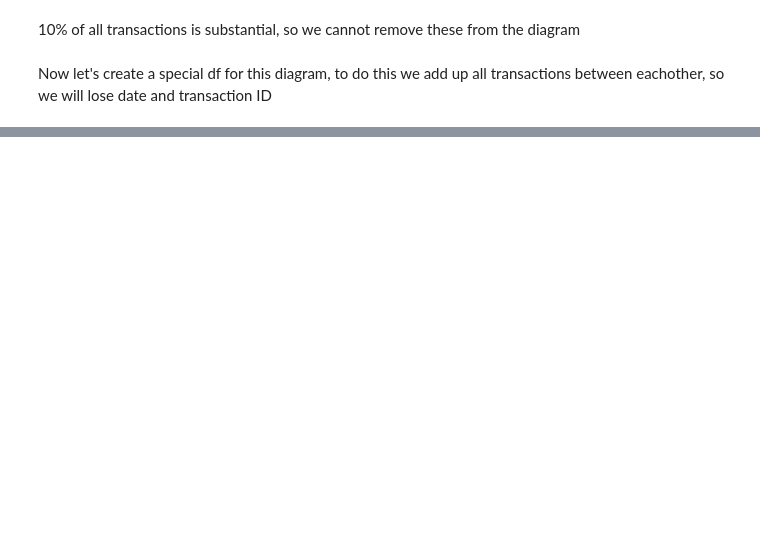
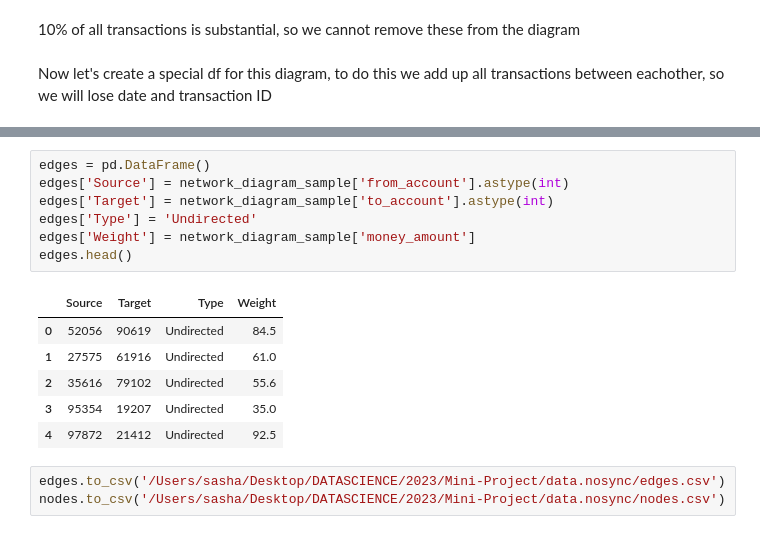
Before and after one commit to qt22010/DSMP-Grp24-, a Jupyter notebook: Sasha/cleaning_forIncomePrediction.ipynb, the cells around one changed output, grey strips where cells are left out. Cells and saved outputs as stored; diff of their text form; blank space fills up the shorter version.

```diff
--- a/Sasha/cleaning_forIncomePrediction.ipynb
+++ b/Sasha/cleaning_forIncomePrediction.ipynb
@@ -450,0 +481,17 @@ network_diagram.head()
+# %%
+edges = pd.DataFrame()
+edges['Source'] = network_diagram_sample['from_account'].astype(int)
+edges['Target'] = network_diagram_sample['to_account'].astype(int)
+edges['Type'] = 'Undirected'
+edges['Weight'] = network_diagram_sample['money_amount']
+edges.head()
+# %% [output]
+|  | Source | Target | Type | Weight |
+| 0 | 52056 | 90619 | Undirected | 84.5 |
+| 1 | 27575 | 61916 | Undirected | 61.0 |
+| 2 | 35616 | 79102 | Undirected | 55.6 |
+| 3 | 95354 | 19207 | Undirected | 35.0 |
+| 4 | 97872 | 21412 | Undirected | 92.5 |
+# %%
+edges.to_csv('/Users/sasha/Desktop/DATASCIENCE/2023/Mini-Project/data.nosync/edges.csv')
+nodes.to_csv('/Users/sasha/Desktop/DATASCIENCE/2023/Mini-Project/data.nosync/nodes.csv')
```
Also changed, not shown: parts of 24 cells of this notebook, 1 other file.
